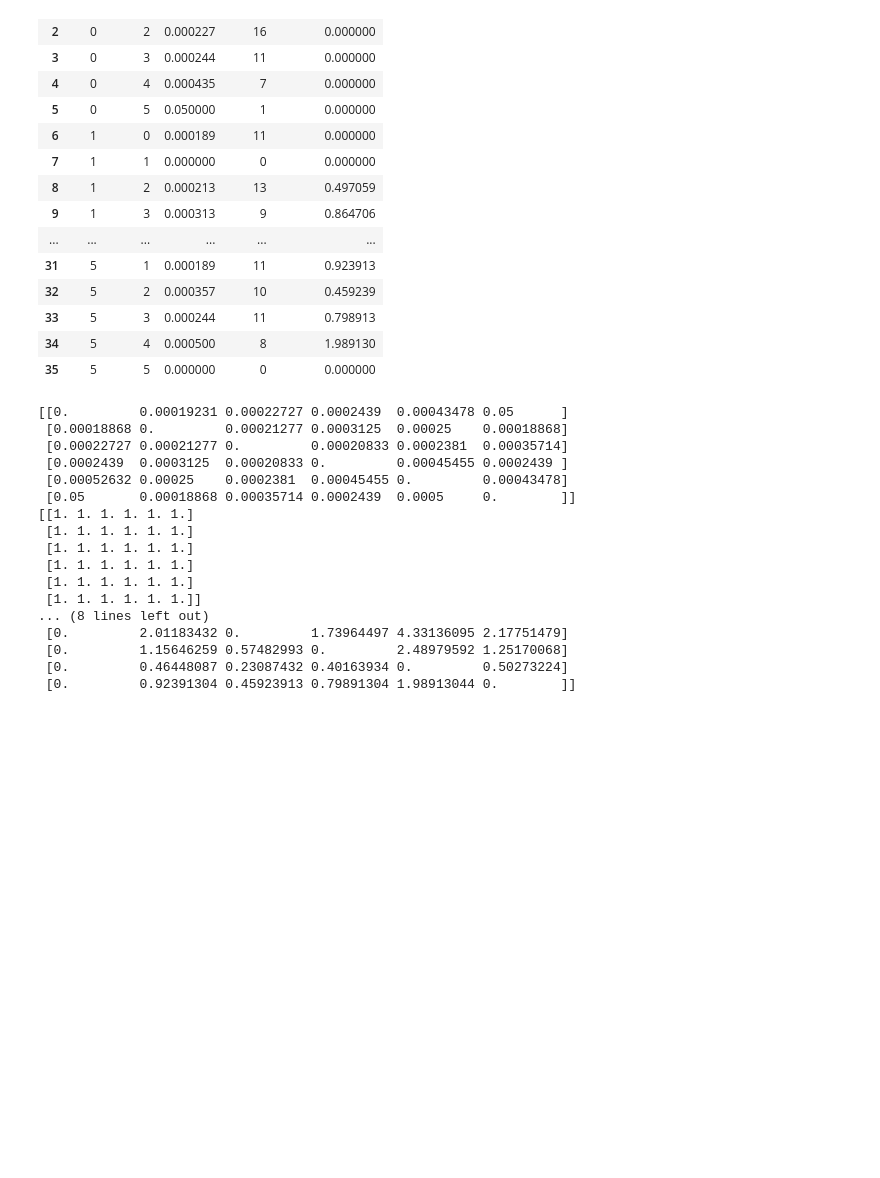
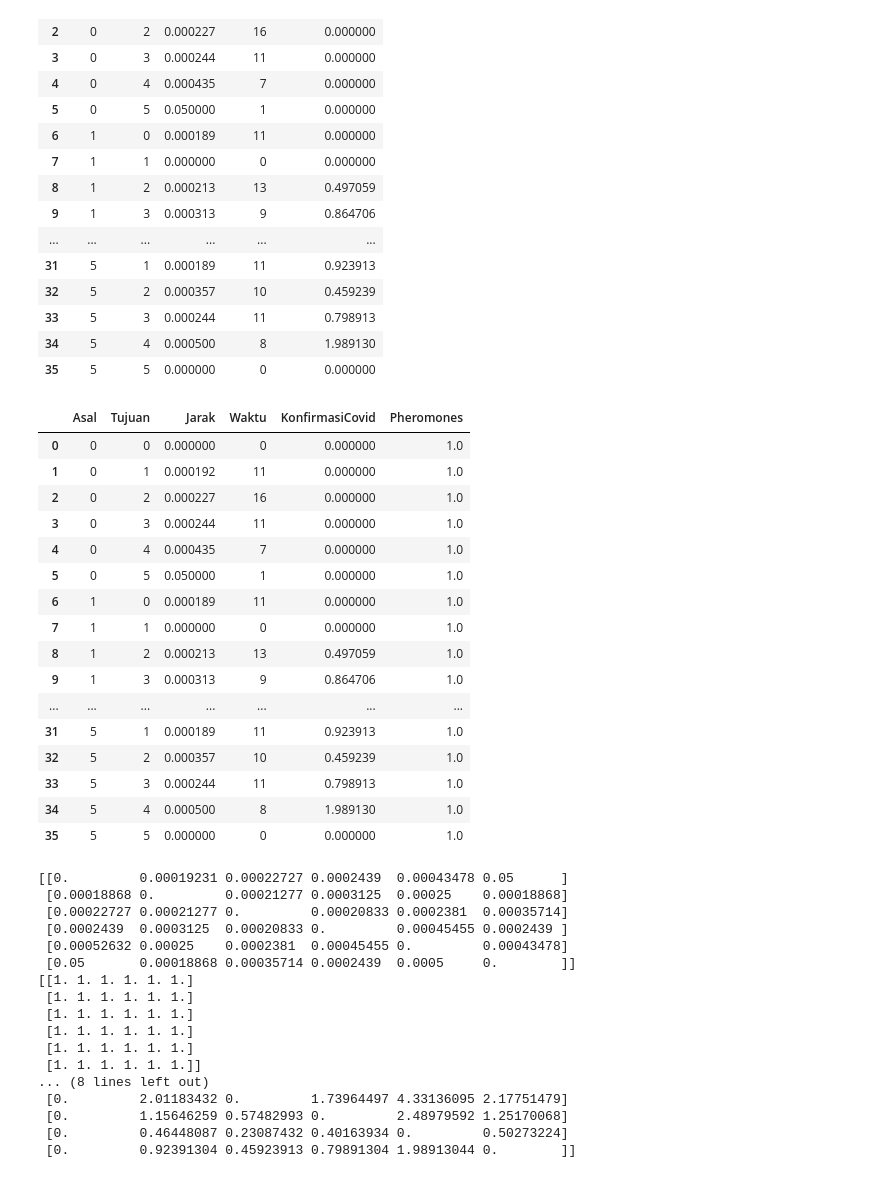
Before and after one commit to joaaoaie/expert-uas-2022, a Jupyter notebook: file lama.ipynb, the cells around one changed output. Saved outputs shown, nothing was run; the diff lists cells and outputs as text; code cells hidden in the pictures; blank space fills up the shorter version.

```diff
--- a/file lama.ipynb
+++ b/file lama.ipynb
@@ -107,6 +107,28 @@ n_data
 | 33 | 5 | 3 | 0.000244 | 11 | 0.798913 |
 | 34 | 5 | 4 | 0.000500 | 8 | 1.989130 |
 | 35 | 5 | 5 | 0.000000 | 0 | 0.000000 |
+# %%
+n_data['Pheromones'] = np.ones((36,1))
+n_data
+# Menginisialisasi pheromones
+# %% [output]
+|  | Asal | Tujuan | Jarak | Waktu | KonfirmasiCovid | Pheromones |
+| 0 | 0 | 0 | 0.000000 | 0 | 0.000000 | 1.0 |
+| 1 | 0 | 1 | 0.000192 | 11 | 0.000000 | 1.0 |
+| 2 | 0 | 2 | 0.000227 | 16 | 0.000000 | 1.0 |
+| 3 | 0 | 3 | 0.000244 | 11 | 0.000000 | 1.0 |
+| 4 | 0 | 4 | 0.000435 | 7 | 0.000000 | 1.0 |
+| 5 | 0 | 5 | 0.050000 | 1 | 0.000000 | 1.0 |
+| 6 | 1 | 0 | 0.000189 | 11 | 0.000000 | 1.0 |
+| 7 | 1 | 1 | 0.000000 | 0 | 0.000000 | 1.0 |
+| 8 | 1 | 2 | 0.000213 | 13 | 0.497059 | 1.0 |
+| 9 | 1 | 3 | 0.000313 | 9 | 0.864706 | 1.0 |
+| ... | ... | ... | ... | ... | ... | ... |
+| 31 | 5 | 1 | 0.000189 | 11 | 0.923913 | 1.0 |
+| 32 | 5 | 2 | 0.000357 | 10 | 0.459239 | 1.0 |
+| 33 | 5 | 3 | 0.000244 | 11 | 0.798913 | 1.0 |
+| 34 | 5 | 4 | 0.000500 | 8 | 1.989130 | 1.0 |
+| 35 | 5 | 5 | 0.000000 | 0 | 0.000000 | 1.0 |
 # %%
 attractiveness = np.zeros((6, 6))
 waktu = np.zeros((6, 6))
```
Also changed, not shown: parts of 2 cells of this notebook, 1 other file.
